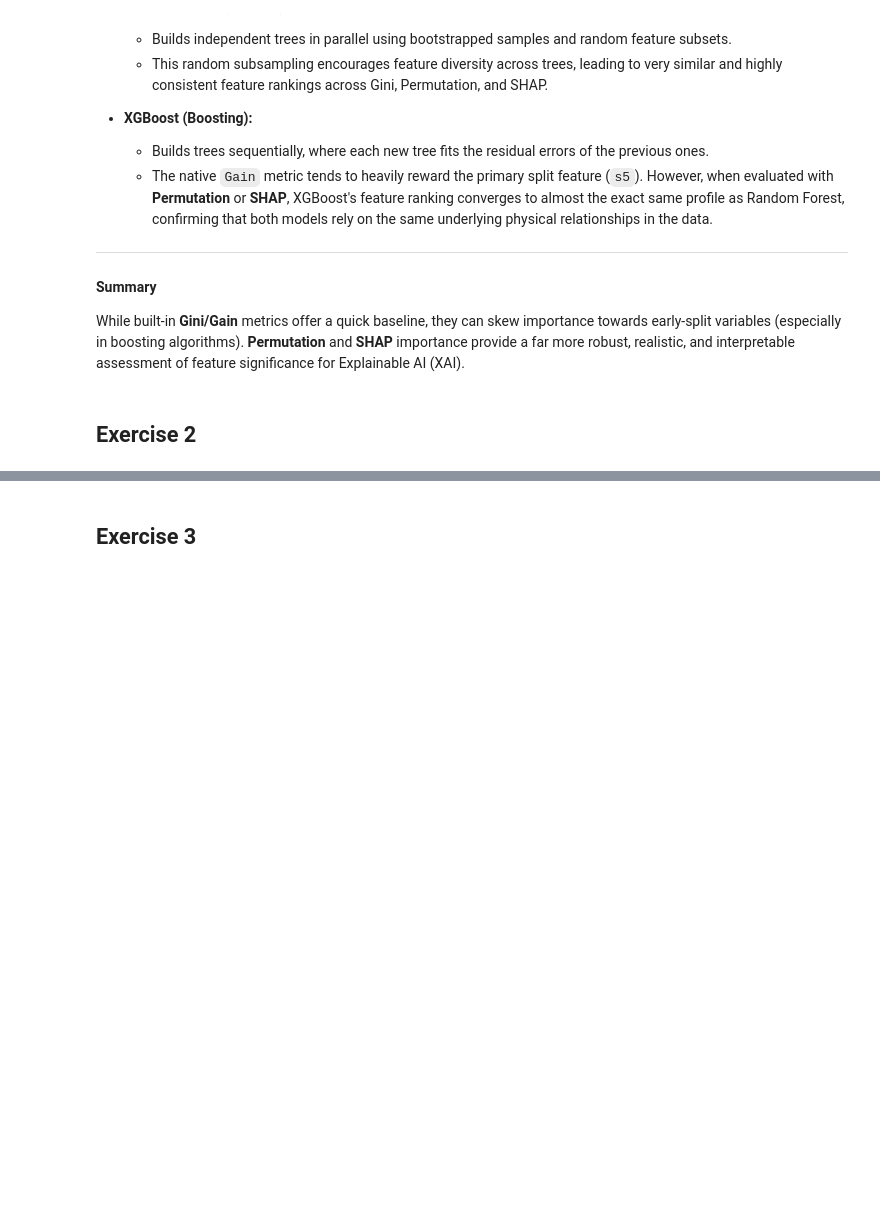
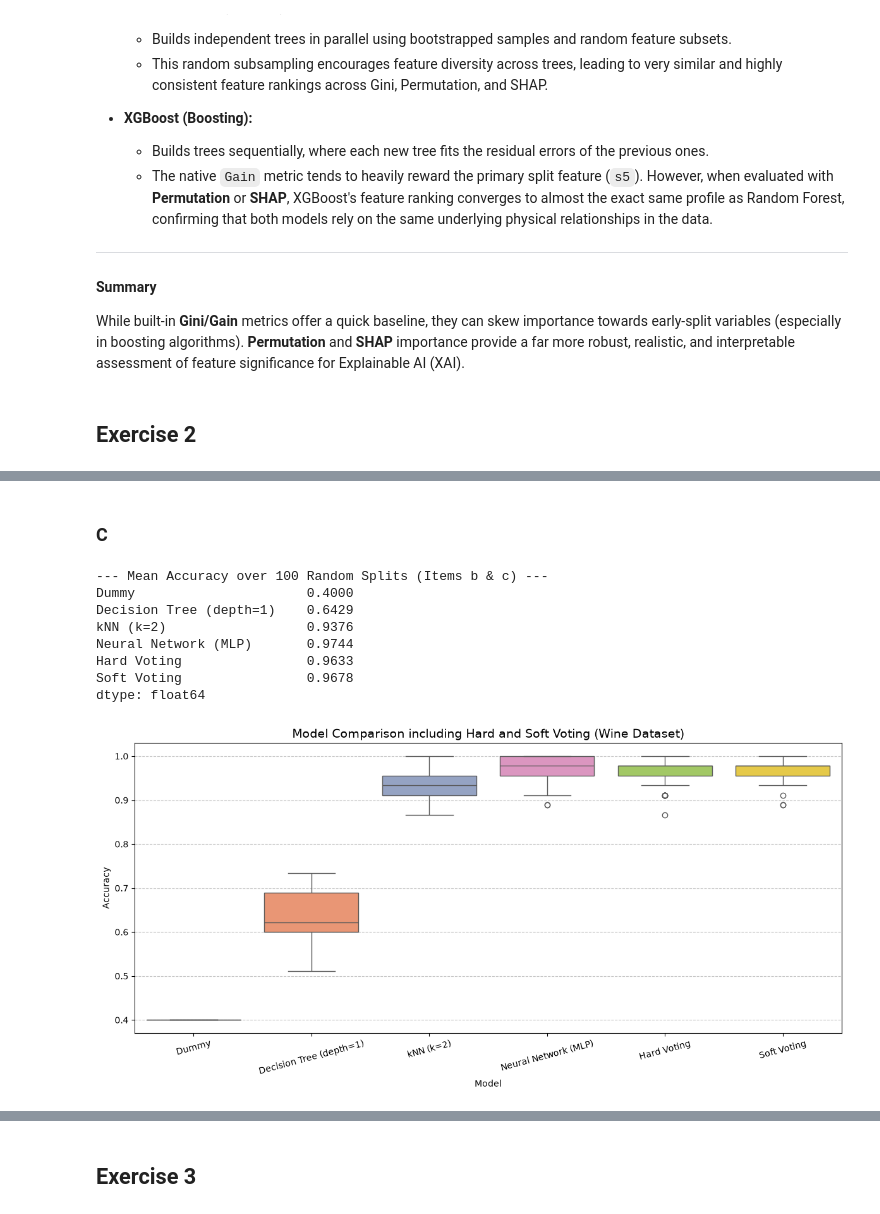
Before and after one commit to Giovanipt2/Advanced-Machine-Learning, a Jupyter notebook: Ensemble Learning/labwork_ensemble_learning.ipynb, the cells around one changed output, grey strips where cells are left out. Cells and saved outputs as stored; diff of their text form; code cells hidden in the pictures; blank space fills up the shorter version.

```diff
--- a/Ensemble Learning/labwork_ensemble_learning.ipynb
+++ b/Ensemble Learning/labwork_ensemble_learning.ipynb
@@ -283,0 +376,60 @@ While built-in **Gini/Gain** metrics offer a quick baseline, they can skew impor
+# %% [markdown]
+### C
+# %%
+# (c) Hard and Soft Voting Approaches (reusing models and data from item b)
+from sklearn.ensemble import VotingClassifier
+
+# 1. Reuse base estimators from item (b) dictionary
+estimators = [
+    ('dt', models['Decision Tree (depth=1)']),
+    ('knn', models['kNN (k=2)']),
+    ('mlp', models['Neural Network (MLP)'])
+]
+
+# 2. Define Voting Classifiers
+voting_models = {
+    'Hard Voting': VotingClassifier(estimators=estimators, voting='hard'),
+    'Soft Voting': VotingClassifier(estimators=estimators, voting='soft')
+}
+
+# 3. Train only the voting models across the exact same 100 random splits
+voting_results = {name: [] for name in voting_models.keys()}
+
+for i in range(n_repeats):
+    X_train, X_test, y_train, y_test = train_test_split(
+        X, y, test_size=0.25, random_state=i, stratify=y
+    )
+
+    for name, model in voting_models.items():
+        model.fit(X_train, y_train)
+        acc = model.score(X_test, y_test)
+        voting_results[name].append(acc)
+
+# 4. Append new results to the existing DataFrame
+for name, acc_list in voting_results.items():
+    results_df[name] = acc_list
+
+# 5. Print updated mean accuracy results
+print("--- Mean Accuracy over 100 Random Splits (Items b & c) ---")
+print(results_df.mean().round(4))
+
+# 6. Plot updated Boxplots
+plt.figure(figsize=(12, 6))
+sns.boxplot(data=results_df, palette="Set2")
+plt.title("Model Comparison including Hard and Soft Voting (Wine Dataset)", fontsize=14)
+plt.ylabel("Accuracy")
+plt.xlabel("Model")
+plt.xticks(rotation=15)
+plt.grid(axis='y', linestyle='--', alpha=0.7)
+plt.tight_layout()
+plt.show()
+# %% [output]
+--- Mean Accuracy over 100 Random Splits (Items b & c) ---
+Dummy                      0.4000
+Decision Tree (depth=1)    0.6429
+kNN (k=2)                  0.9376
+Neural Network (MLP)       0.9744
+Hard Voting                0.9633
+Soft Voting                0.9678
+dtype: float64
+[figure, added]
```
Also changed, not shown: parts of 39 cells of this notebook, 2 other files.
